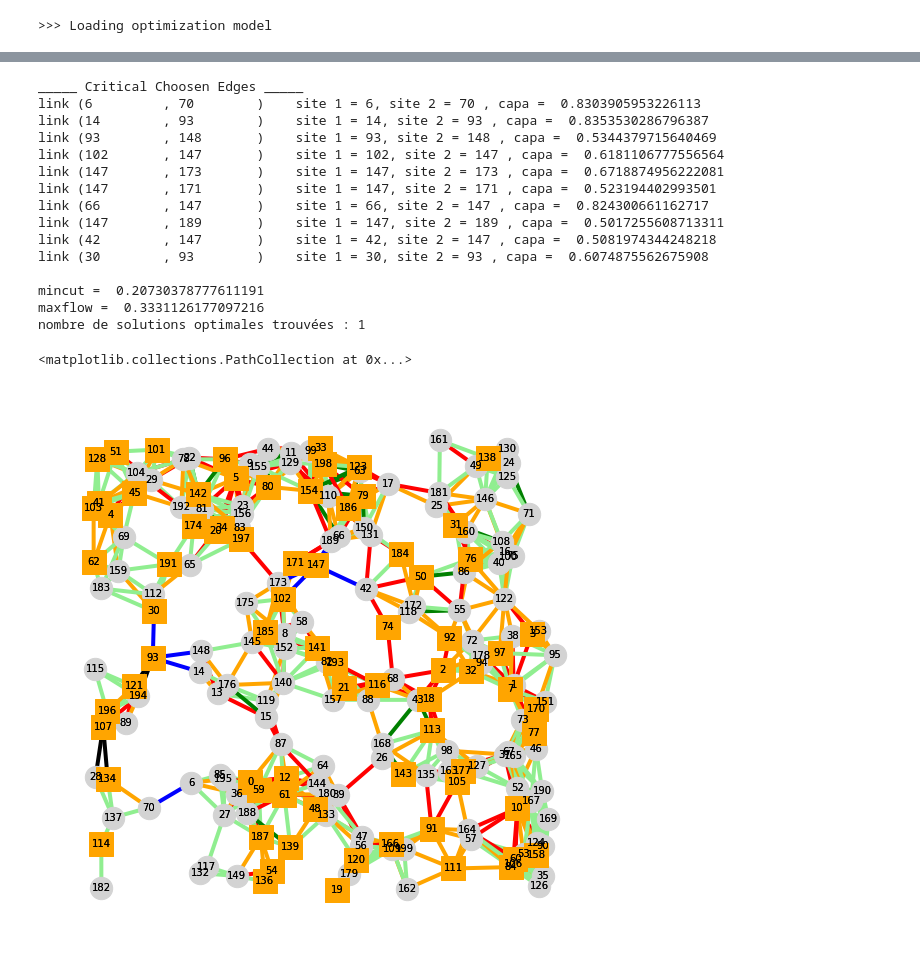
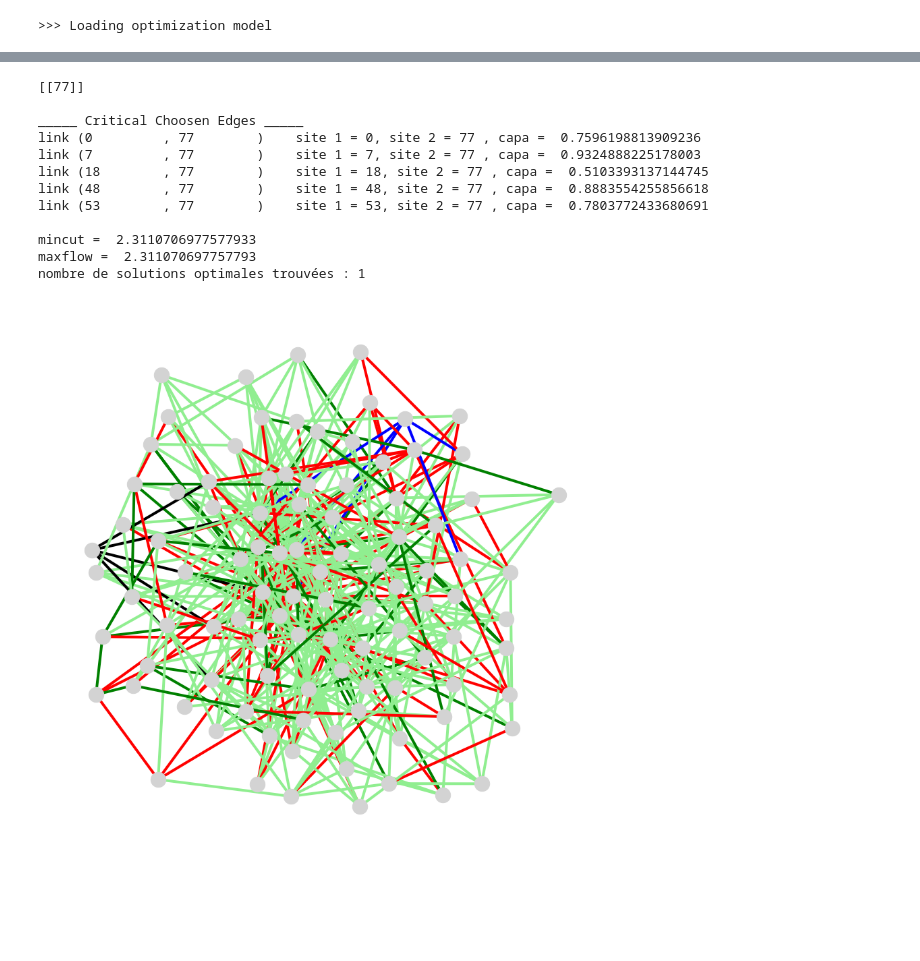
Before and after one commit to ThoLes94/MinCut-and-MaxFlow-Problem, a Jupyter notebook: simple-MCF-flows-v1.0-example.ipynb, the cells around one changed output, grey strips where cells are left out. Drawn from its saved outputs; the diff is of its cells as text; code cells hidden in the pictures; blank space fills up the shorter version.

```diff
--- a/simple-MCF-flows-v1.0-example.ipynb
+++ b/simple-MCF-flows-v1.0-example.ipynb
@@ -483,19 +636,19 @@ def minCut() :
             demand = 0
             for n in sameSideNodes:
                 for (o,d) in criticalDemands :
-                    if (n == o) or n == d:
+                    if (n == o and d not in sameSideNodes) or (n == d and o not in sameSideNodes) :
                         demand += K[o][d]['demand']
             capacity = 0
 
             for (u,v) in criticalChoosenEdges:
                 capacity += G[u][v]['capa']
-            if (min > capacity/demand):
+            if (demand != 0 and min > capacity/demand):
                 min = capacity / demand
                 minCap = capacity
                 minDemand = demand
                 tableSameSideNodes = [sameSideNodes]
                 tableCriticalChoosenEdges = [criticalChoosenEdges]
-            elif ( capacity/demand == min):
+            elif ( demand != 0 and capacity/demand == min):
                 tableSameSideNodes.append(sameSideNodes)
                 tableCriticalChoosenEdges.append(criticalChoosenEdges)
 
@@ -504,6 +657,8 @@ def minCut() :
     return min, tableSameSideNodes, tableCriticalChoosenEdges
 
 mincut,  tableSameSideNodes, tableCriticalChoosenEdges = minCut()
+
+print(tableSameSideNodes)
 
 print('')
 print('_____ Critical Choosen Edges _____')
@@ -521,49 +676,49 @@ print('maxflow = ', 1/model.gamma.value)
 # print("")
 print('nombre de solutions optimales trouvées :', len(tableSameSideNodes))
 # %% [output]
+[[77]]
+
 _____ Critical Choosen Edges _____
-link (6         , 70        )    site 1 = 6, site 2 = 70 , capa =  0.8303905953226113
-link (14        , 93        )    site 1 = 14, site 2 = 93 , capa =  0.8353530286796387
-link (93        , 148       )    site 1 = 93, site 2 = 148 , capa =  0.5344379715640469
-link (102       , 147       )    site 1 = 102, site 2 = 147 , capa =  0.6181106777556564
-link (147       , 173       )    site 1 = 147, site 2 = 173 , capa =  0.6718874956222081
-link (147       , 171       )    site 1 = 147, site 2 = 171 , capa =  0.523194402993501
-link (66        , 147       )    site 1 = 66, site 2 = 147 , capa =  0.824300661162717
-link (147       , 189       )    site 1 = 147, site 2 = 189 , capa =  0.5017255608713311
-link (42        , 147       )    site 1 = 42, site 2 = 147 , capa =  0.5081974344248218
-link (30        , 93        )    site 1 = 30, site 2 = 93 , capa =  0.6074875562675908
+link (0         , 77        )    site 1 = 0, site 2 = 77 , capa =  0.7596198813909236
+link (7         , 77        )    site 1 = 7, site 2 = 77 , capa =  0.9324888225178003
+link (18        , 77        )    site 1 = 18, site 2 = 77 , capa =  0.5103393137144745
+link (48        , 77        )    site 1 = 48, site 2 = 77 , capa =  0.8883554255856618
+link (53        , 77        )    site 1 = 53, site 2 = 77 , capa =  0.7803772433680691
 
-mincut =  0.20730378777611191
-maxflow =  0.3331126177097216
+mincut =  2.3110706977577933
+maxflow =  2.311070697757793
 nombre de solutions optimales trouvées : 1
 # %%
-plt.figure(figsize=(10,10));
+plt.figure(figsize=(15,15));
 plt.axis('off')
 
 colors = []
 for (u,v) in G.edges():
-    if (u,v) in criticalChoosenEdges:
+    if (u,v) in listEgdesChoosen :
         colors.append('blue')
     # elif load[(u,v)] > 100:
     #     colors.append('black')
+    elif (u,v) in criticalChoosenEdges :
+        colors.append('purple')
     elif (u,v) in critical_edge:
          colors.append('black')
     elif load[(u,v)] > model.gamma.value *100 - epsilon:
         colors.append('red')
     elif load[(u,v)] > 50:
         colors.append('orange')
     elif load[(u,v)] >=25:
         colors.append('green')
     elif load[(u,v)] >=0:
         colors.append('lightgreen')
     else:
         colors.append('lightgrey')
 
-nx.draw_networkx_labels(G,pos,labels=site,font_size=10,font_color='black')
-nx.draw(G, pos=pos, node_size=500, node_color='lightgrey', edge_color=colors, width=4)
 
-nx.draw_networkx_labels(K,pos,labels=site,font_size=10,font_color='black')
-nx.draw_networkx_nodes(K, pos=pos, node_size=600, node_color='orange',node_shape='s')
+fig = plt.figure(1, figsize=(200, 80), dpi=500)
+# nx.draw_networkx_labels(G,pos,labels=site,font_size=10,font_color='black')
+nx.draw(G, node_size=500, node_color='lightgrey', edge_color=colors, width=4)
+
+# nx.draw_networkx_labels(K,pos,labels=site,font_size=10,font_color='black')
+# nx.draw_networkx_nodes(K, pos=pos, node_size=600, node_color='orange',node_shape='s')
 # %% [output]
-<matplotlib.collections.PathCollection at 0x...>
-[figure, old version]
+[figure, new version]
```
Also changed, not shown: parts of 13 cells of this notebook, 1 other file.
